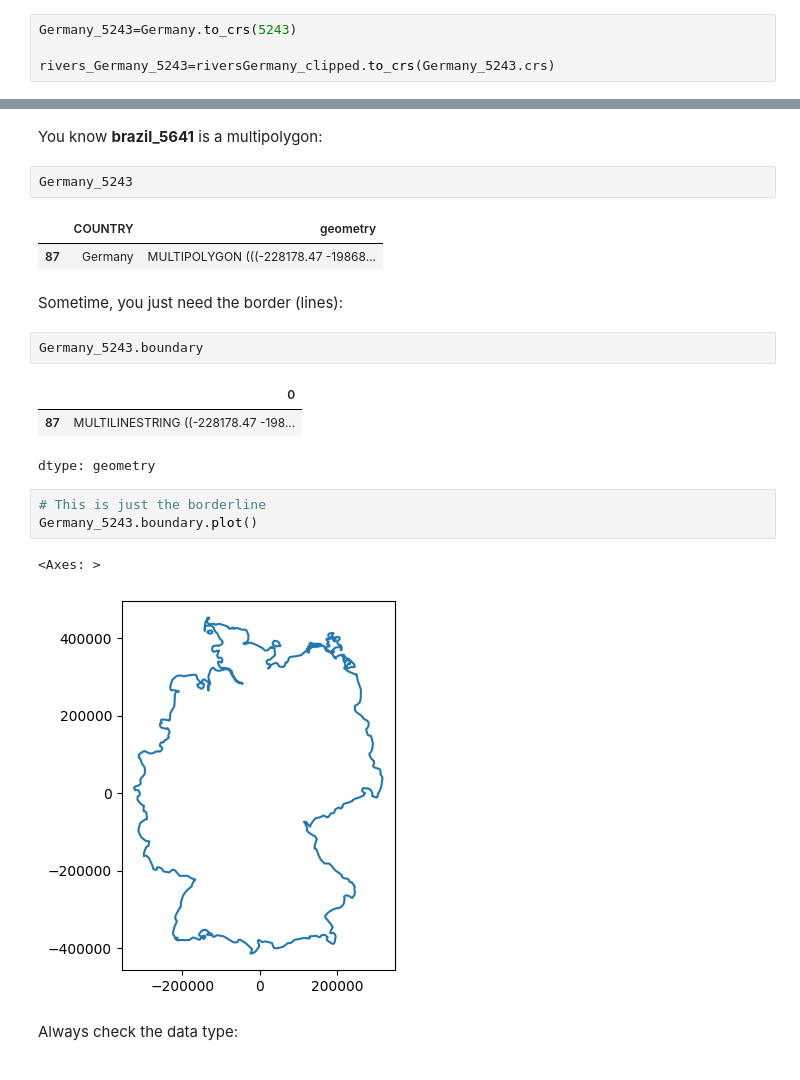
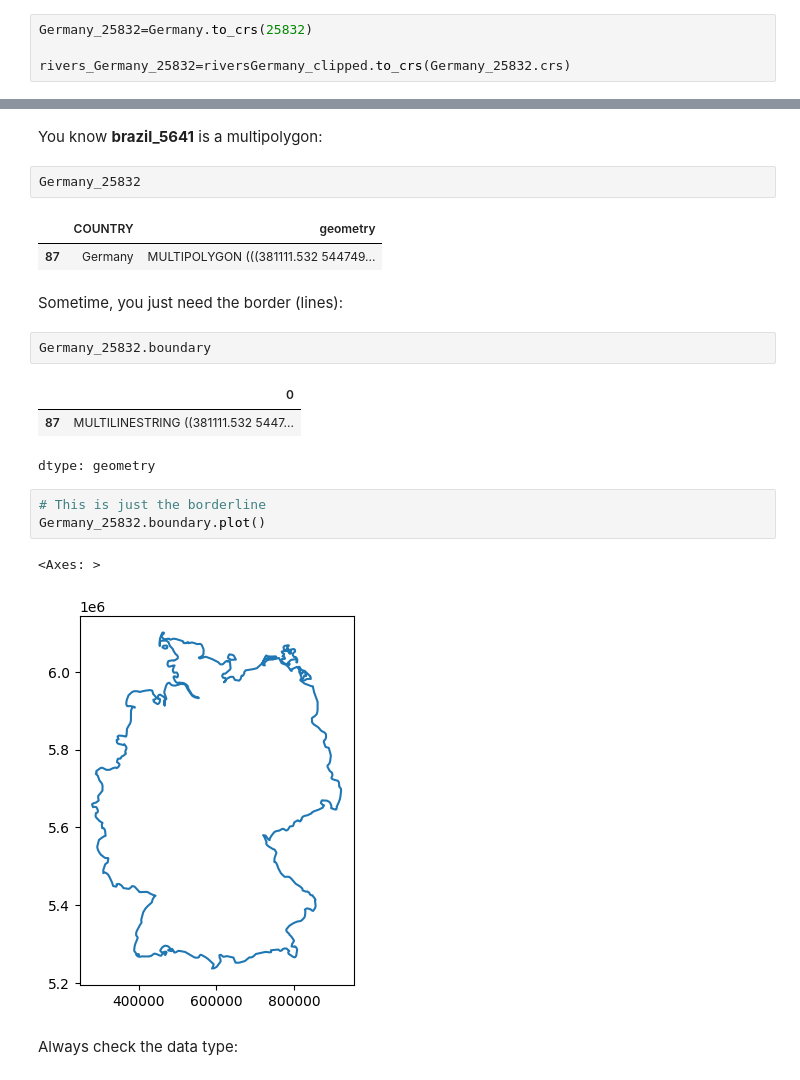
Before and after one commit to nuriacasana/introgeodf, a Jupyter notebook: index.ipynb, the cells around one changed output, grey strips where cells are left out. Saved outputs shown, nothing was run; the diff lists cells and outputs as text.

```diff
--- a/index.ipynb
+++ b/index.ipynb
@@ -236,9 +236,9 @@ cities_Germany_5243=cities[cities.COUNTRY=='Germany'].to_crs(5243)
 # %%
 riversGermany_clipped=gpd.clip(rivers,Germany)
 # %%
-Germany_5243=Germany.to_crs(5243)
+Germany_25832=Germany.to_crs(25832)
 
-rivers_Germany_5243=riversGermany_clipped.to_crs(Germany_5243.crs)
+rivers_Germany_25832=riversGermany_clipped.to_crs(Germany_25832.crs)
 # %%
 ## saving
 
@@ -445,25 +445,25 @@ airports_5243.to_file(os.path.join("maps","GermanylMaps_5243.gpkg"), layer='airp
 ## Formating Geoseries projections
 # %% [markdown]
 You know **brazil_5641** is a multipolygon:
-# %%
-Germany_5243
-# %% [output]
-|  | COUNTRY | geometry |
-| 87 | Germany | MULTIPOLYGON (((-228178.47 -19868... |
+# %%
+Germany_25832
+# %% [output]
+|  | COUNTRY | geometry |
+| 87 | Germany | MULTIPOLYGON (((381111.532 544749... |
 # %% [markdown]
 Sometime, you just need the border (lines):
 # %%
-Germany_5243.boundary
+Germany_25832.boundary
 # %% [output]
 |  | 0 |
-| 87 | MULTILINESTRING ((-228178.47 -198... |
+| 87 | MULTILINESTRING ((381111.532 5447... |
 dtype: geometry
 # %%
 # This is just the borderline
-Germany_5243.boundary.plot()
+Germany_25832.boundary.plot()
 # %% [output]
 <Axes: >
-[figure, old version]
+[figure, new version]
 # %% [markdown]
 Always check the data type:
 # %%
```
Also changed, not shown: parts of 28 cells of this notebook.
